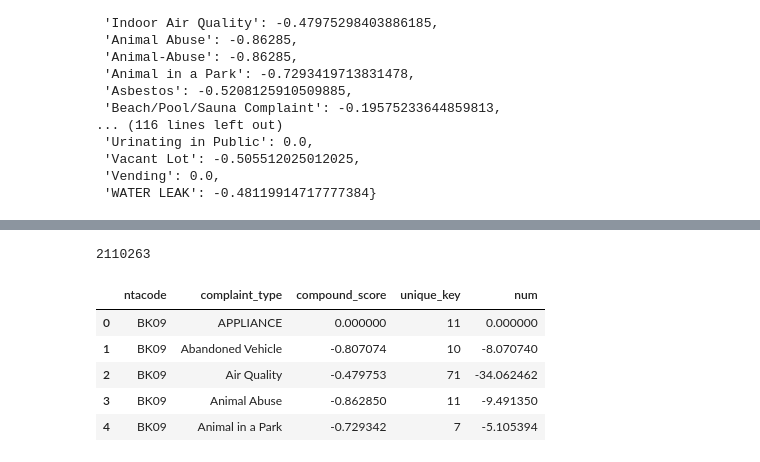
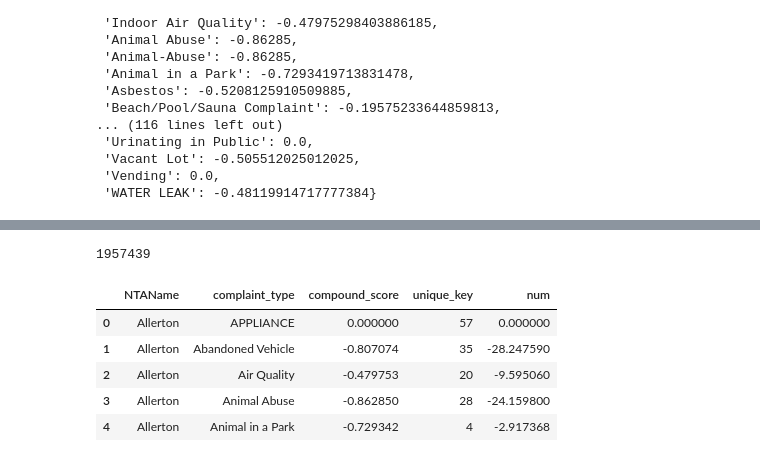
Before and after one commit to emj1020/311_sentiment_analysis, a Jupyter notebook: Scripts/get_311_requests_with_compound_score.ipynb, the cells around one changed output, grey strips where cells are left out. Drawn from its saved outputs; the diff is of its cells as text; code cells hidden in the pictures.

Commit message:
updating nta shapefile source

```diff
--- a/Scripts/get_311_requests_with_compound_score.ipynb
+++ b/Scripts/get_311_requests_with_compound_score.ipynb
@@ -39,22 +39,3 @@ compound_dict
  'Vacant Lot': -0.505512025012025,
  'Vending': 0.0,
  'WATER LEAK': -0.48119914717777384}
-# %%
-#import nta shapefile
-nta_url = 'https://data.cityofnewyork.us/resource/q2z5-ai38.json'
-
-query = (nta_url+'?'
-        "$select=*"
-        "&$limit=10000")
-query = query.replace(" ", "%20")
-response = urllib.request.urlopen(query)
-data = json.loads(response.read())
-
-
-for d in data:
-    d['geometry'] = shape(d['the_geom'])
-
-#store in a geodataframe
-nta_nyc = gpd.GeoDataFrame(data, geometry = 'geometry', crs = 'EPSG: 4326')
-nta_nyc = nta_nyc.drop(columns = ['the_geom'])
-nta_nyc.head()
@@ -67,0 +42,7 @@ nta_nyc.head()
+# %%
+from shapely import wkt
+
+nta_nyc = pd.read_csv('../Data/2020NTA.csv')
+nta_nyc['geometry'] = nta_nyc['geometry'].apply(wkt.loads)
+nta_nyc = gpd.GeoDataFrame(nta_nyc,geometry = 'geometry',crs = '4326')
+nta_nyc.head()
@@ -117,17 +106,17 @@ complaints.head(10)
 # %%
 len(complaints)
 # %% [output]
-2110263
+1957439
 # %%
 # Step 4: Aggregate complaints by neighborhood and complaint type
-nta_complaint_score = complaints[['ntacode','complaint_type','compound_score','unique_key']].groupby(by = ['ntacode','complaint_type','compound_score']).nunique().reset_index()
+nta_complaint_score = complaints[['NTAName','complaint_type','compound_score','unique_key']].groupby(by = ['NTAName','complaint_type','compound_score']).nunique().reset_index()
 nta_complaint_score['num'] = nta_complaint_score['unique_key']*nta_complaint_score['compound_score']
 nta_complaint_score.head()
 # %% [output]
-|  | ntacode | complaint_type | compound_score | unique_key | num |
-| 0 | BK09 | APPLIANCE | 0.000000 | 11 | 0.000000 |
-| 1 | BK09 | Abandoned Vehicle | -0.807074 | 10 | -8.070740 |
-| 2 | BK09 | Air Quality | -0.479753 | 71 | -34.062462 |
-| 3 | BK09 | Animal Abuse | -0.862850 | 11 | -9.491350 |
-| 4 | BK09 | Animal in a Park | -0.729342 | 7 | -5.105394 |
+|  | NTAName | complaint_type | compound_score | unique_key | num |
+| 0 | Allerton | APPLIANCE | 0.000000 | 57 | 0.000000 |
+| 1 | Allerton | Abandoned Vehicle | -0.807074 | 35 | -28.247590 |
+| 2 | Allerton | Air Quality | -0.479753 | 20 | -9.595060 |
+| 3 | Allerton | Animal Abuse | -0.862850 | 28 | -24.159800 |
+| 4 | Allerton | Animal in a Park | -0.729342 | 4 | -2.917368 |
 # %%
```
Also changed, not shown: parts of 11 cells of this notebook, 3 other files.
